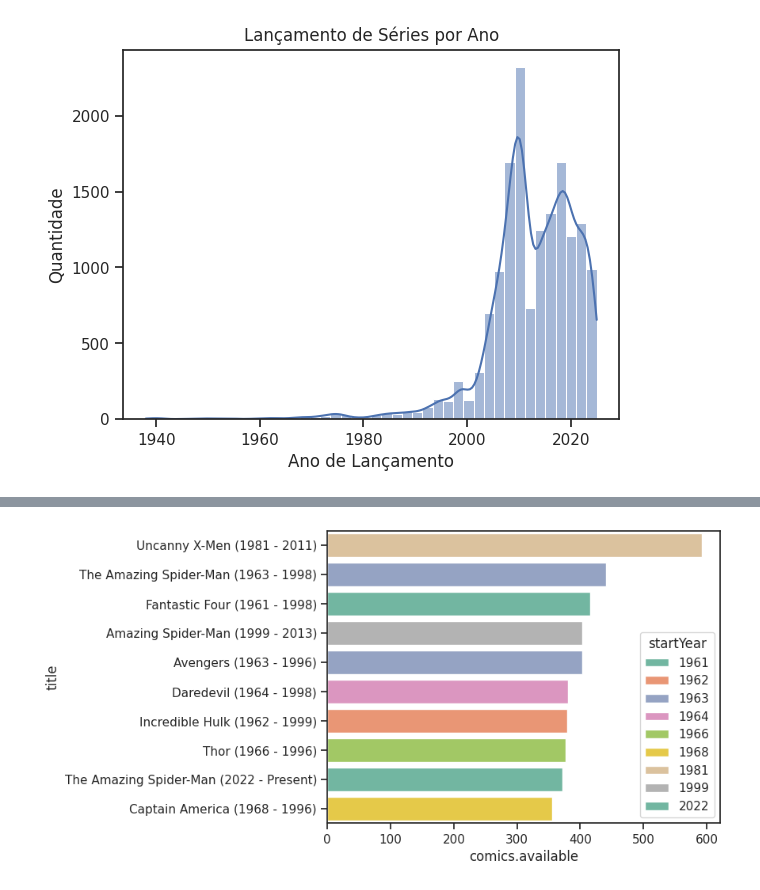
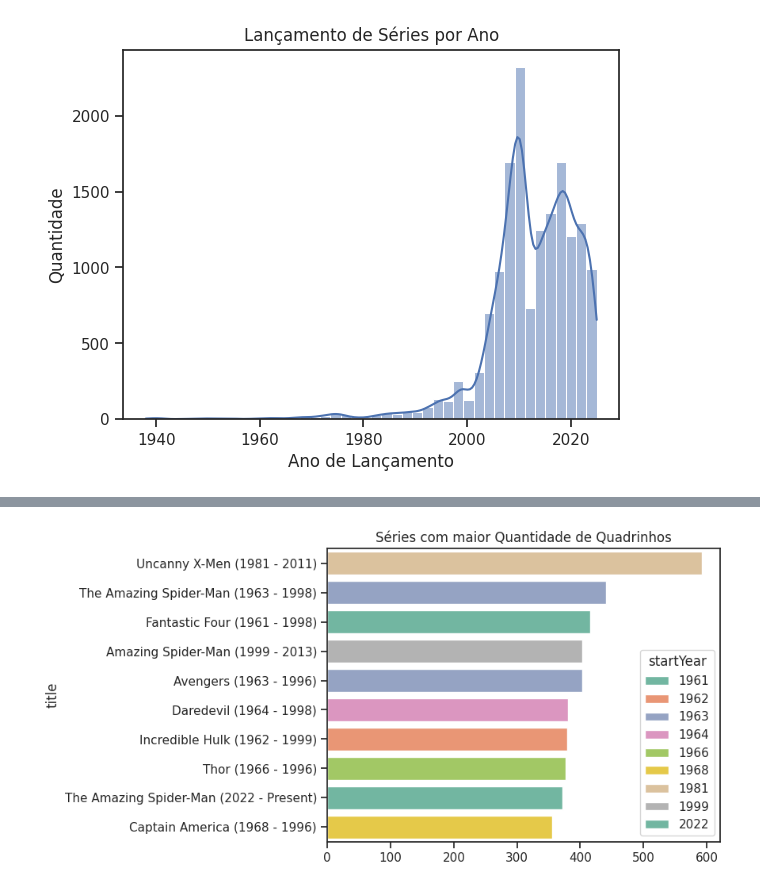
Before and after one commit to thamyrissacamoto/MarvelAPI, a Jupyter notebook: AnalisandoInsights.ipynb, the cells around one changed output, grey strips where cells are left out. Drawn from its saved outputs; the diff is of its cells as text; code cells hidden in the pictures.

```diff
--- a/AnalisandoInsights.ipynb
+++ b/AnalisandoInsights.ipynb
@@ -637,6 +684,8 @@ plt.show()
 top_series = series.sort_values(by="comics.available", ascending=False).head(10)
 # %%
 sns.barplot(data=top_series, x="comics.available", y="title", hue="startYear", palette="Set2")
+plt.xlabel("")
+plt.title("Séries com maior Quantidade de Quadrinhos")
 plt.show()
 # %% [output]
-[figure, old version]
+[figure, new version]
```
Also changed, not shown: parts of 33 cells of this notebook.
